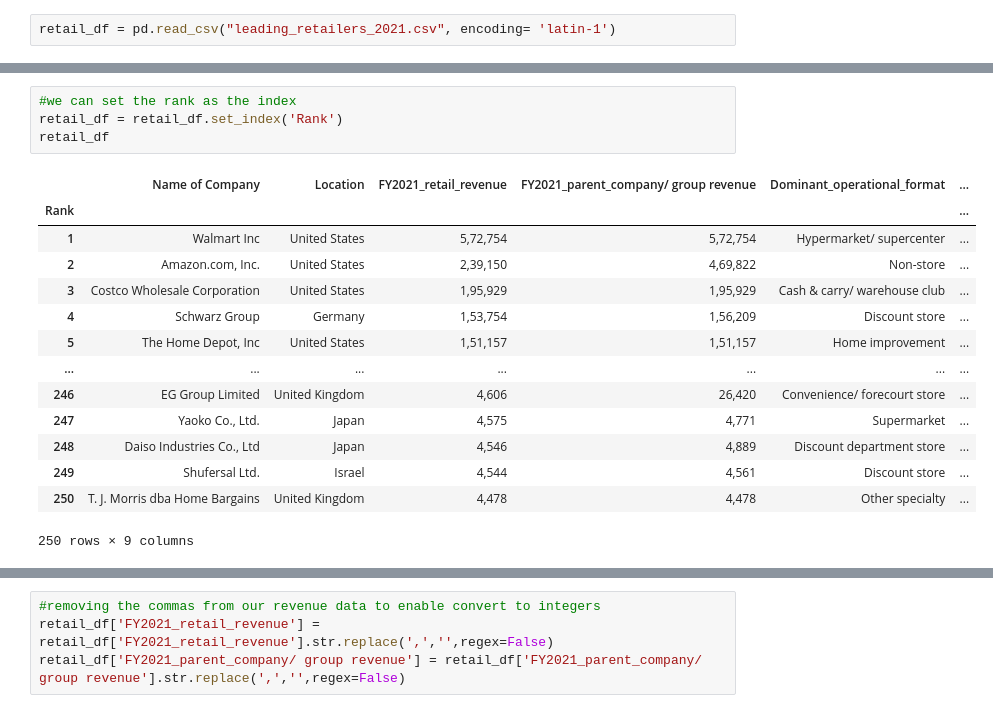
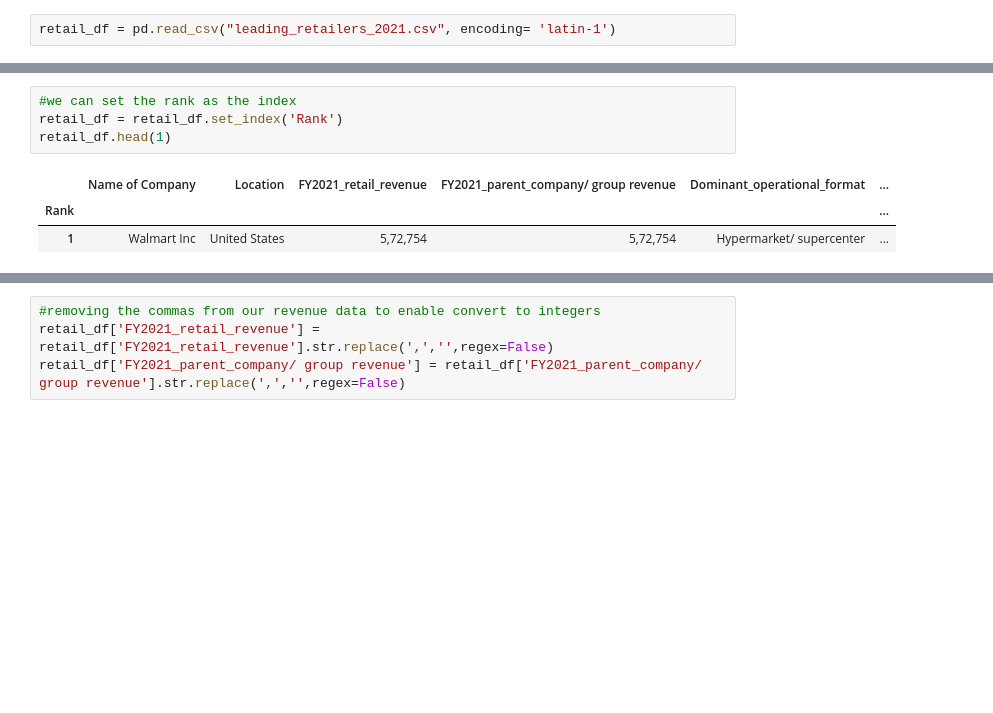
Before and after one commit to G0dzilla21/Data-Analysis-Project, a Jupyter notebook: Data_Analysis_Project.ipynb, the cells around one changed output, grey strips where cells are left out. Cells and saved outputs as stored; diff of their text form; blank space fills up the shorter version.

```diff
--- a/Data_Analysis_Project.ipynb
+++ b/Data_Analysis_Project.ipynb
@@ -37,19 +33,8 @@ retail_df.tail(5)
 # %%
 #we can set the rank as the index
 retail_df = retail_df.set_index('Rank')
-retail_df
+retail_df.head(1)
 # %% [output]
 |  | Name of Company | Location | FY2021_retail_revenue | FY2021_parent_company/ group revenue | Dominant_operational_format | ... |
 | Rank |  |  |  |  |  | ... |
 | 1 | Walmart Inc | United States | 5,72,754 | 5,72,754 | Hypermarket/ supercenter | ... |
-| 2 | Amazon.com, Inc. | United States | 2,39,150 | 4,69,822 | Non-store | ... |
-| 3 | Costco Wholesale Corporation | United States | 1,95,929 | 1,95,929 | Cash & carry/ warehouse club | ... |
-| 4 | Schwarz Group | Germany | 1,53,754 | 1,56,209 | Discount store | ... |
-| 5 | The Home Depot, Inc | United States | 1,51,157 | 1,51,157 | Home improvement | ... |
-| ... | ... | ... | ... | ... | ... | ... |
-| 246 | EG Group Limited | United Kingdom | 4,606 | 26,420 | Convenience/ forecourt store | ... |
-| 247 | Yaoko Co., Ltd. | Japan | 4,575 | 4,771 | Supermarket | ... |
-| 248 | Daiso Industries Co., Ltd | Japan | 4,546 | 4,889 | Discount department store | ... |
-| 249 | Shufersal Ltd. | Israel | 4,544 | 4,561 | Discount store | ... |
-| 250 | T. J. Morris dba Home Bargains | United Kingdom | 4,478 | 4,478 | Other specialty | ... |
-250 rows × 9 columns
```
Also changed, not shown: parts of 21 cells of this notebook.
